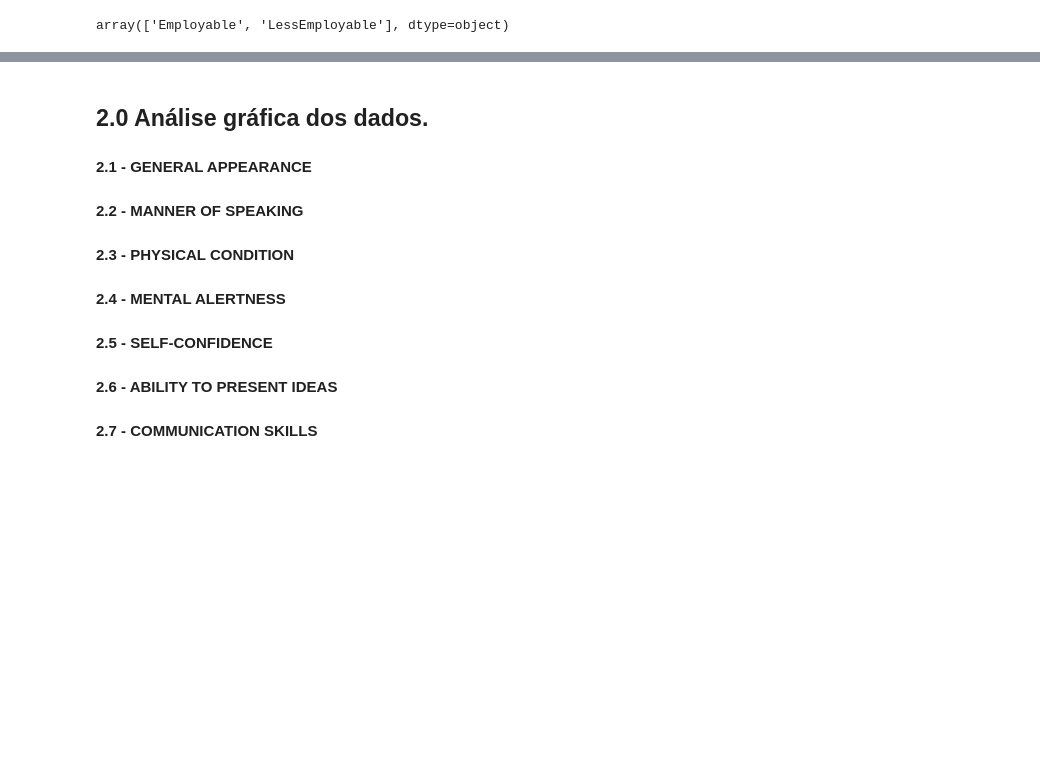
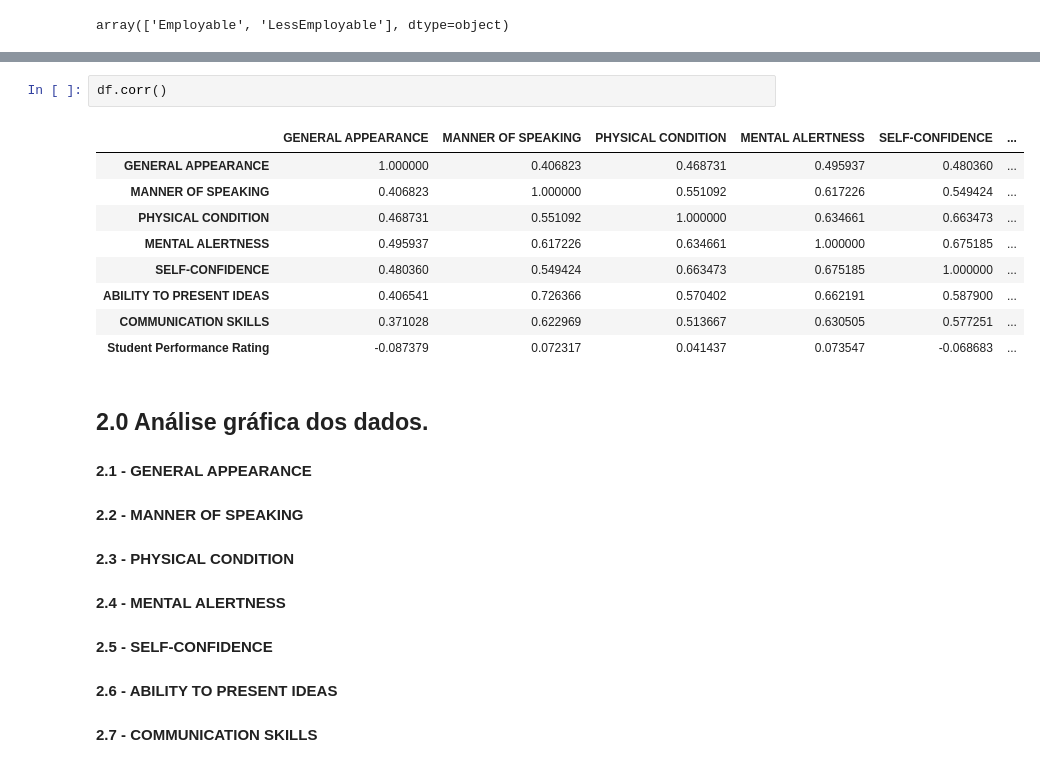
Before and after one commit to Jefferson170713/Data_Science, a Jupyter notebook: Machine Learn/Employability/Analise de empregabilidade dos estudantes.ipynb, the cells around one changed output, grey strips where cells are left out. Saved outputs shown, nothing was run; the diff lists cells and outputs as text; blank space fills up the shorter version.

```diff
--- a/Machine Learn/Employability/Analise de empregabilidade dos estudantes.ipynb
+++ b/Machine Learn/Employability/Analise de empregabilidade dos estudantes.ipynb
@@ -70,3 +91,15 @@ array(['Employable', 'LessEmployable'], dtype=object)
+# %%
+df.corr()
+# %% [output]
+|  | GENERAL APPEARANCE | MANNER OF SPEAKING | PHYSICAL CONDITION | MENTAL ALERTNESS | SELF-CONFIDENCE | ... |
+| GENERAL APPEARANCE | 1.000000 | 0.406823 | 0.468731 | 0.495937 | 0.480360 | ... |
+| MANNER OF SPEAKING | 0.406823 | 1.000000 | 0.551092 | 0.617226 | 0.549424 | ... |
+| PHYSICAL CONDITION | 0.468731 | 0.551092 | 1.000000 | 0.634661 | 0.663473 | ... |
+| MENTAL ALERTNESS | 0.495937 | 0.617226 | 0.634661 | 1.000000 | 0.675185 | ... |
+| SELF-CONFIDENCE | 0.480360 | 0.549424 | 0.663473 | 0.675185 | 1.000000 | ... |
+| ABILITY TO PRESENT IDEAS | 0.406541 | 0.726366 | 0.570402 | 0.662191 | 0.587900 | ... |
+| COMMUNICATION SKILLS | 0.371028 | 0.622969 | 0.513667 | 0.630505 | 0.577251 | ... |
+| Student Performance Rating | -0.087379 | 0.072317 | 0.041437 | 0.073547 | -0.068683 | ... |
 # %% [markdown]
 ## 2.0 Análise gráfica dos dados.
 
```
Also changed, not shown: parts of 21 cells of this notebook, 1 other file.
